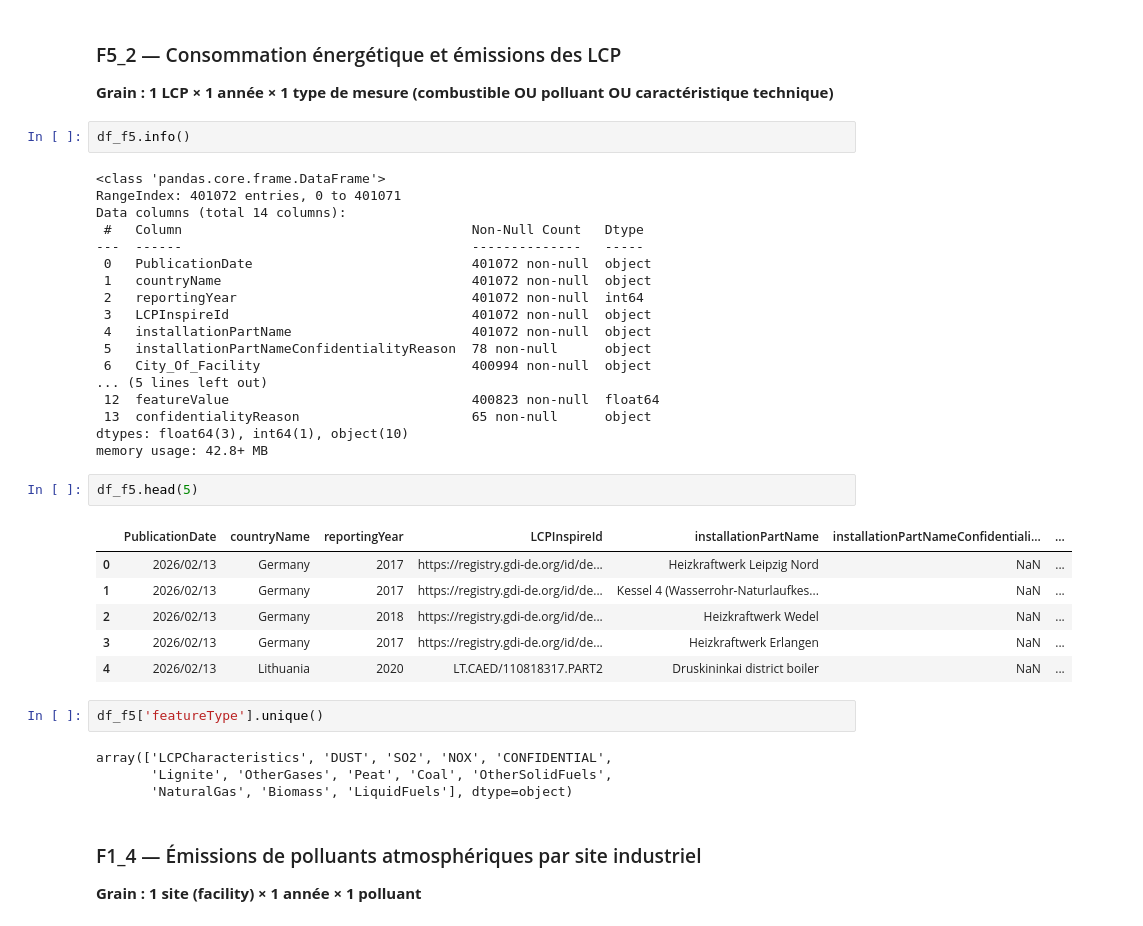
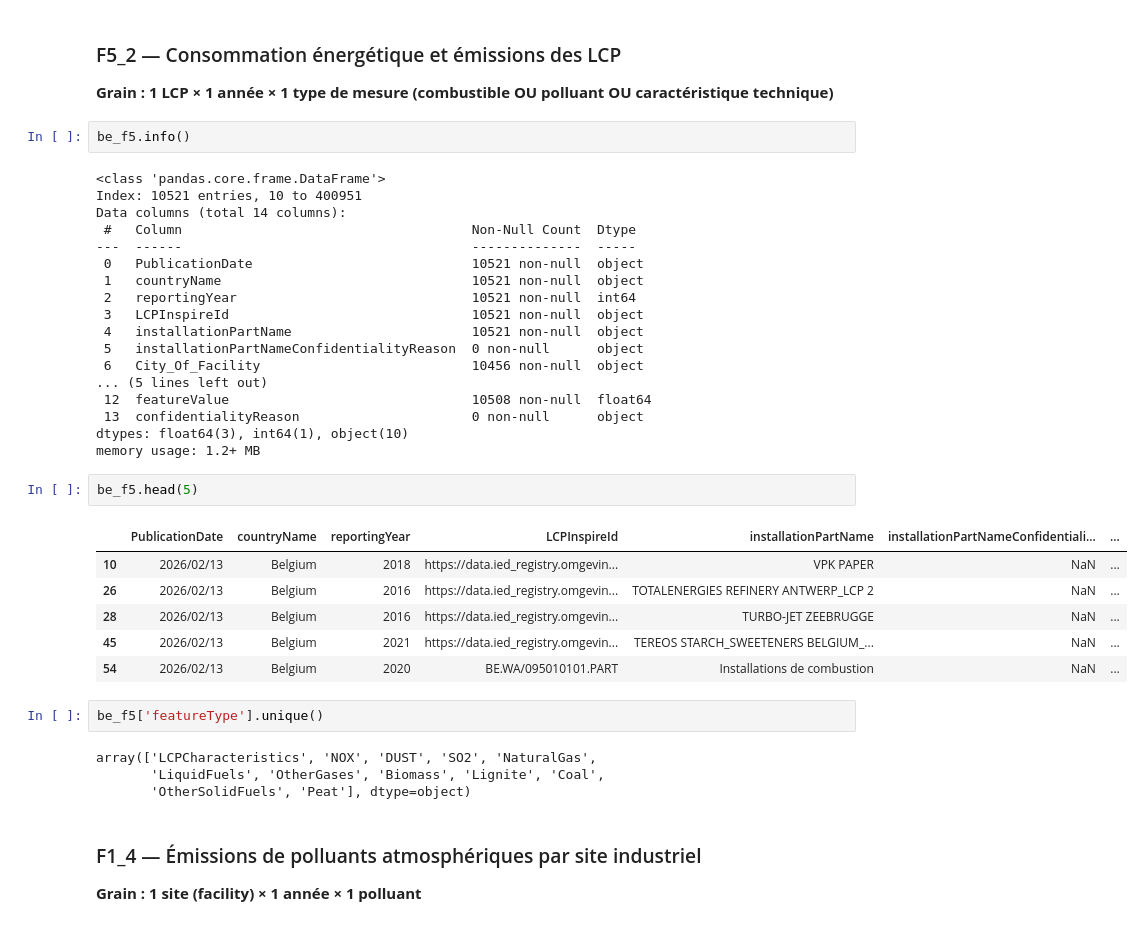
Before and after one commit to olivierpi974/belgian-environement-monitor, a Jupyter notebook: projet_final_notebook_olivierP.ipynb, the cells around one changed output. Drawn from its saved outputs; the diff is of its cells as text.

```diff
--- a/projet_final_notebook_olivierP.ipynb
+++ b/projet_final_notebook_olivierP.ipynb
@@ -126,40 +126,40 @@ de retrouver le `InstallationInspireId` parent.
 ### F5_2 — Consommation énergétique et émissions des LCP
 **Grain : 1 LCP × 1 année × 1 type de mesure (combustible OU polluant OU caractéristique technique)**
 # %%
-df_f5.info()
+be_f5.info()
 # %% [output]
 <class 'pandas.core.frame.DataFrame'>
-RangeIndex: 401072 entries, 0 to 401071
+Index: 10521 entries, 10 to 400951
 Data columns (total 14 columns):
- #   Column                                     Non-Null Count   Dtype
----  ------                                     --------------   -----
- 0   PublicationDate                            401072 non-null  object
- 1   countryName                                401072 non-null  object
- 2   reportingYear                              401072 non-null  int64
- 3   LCPInspireId                               401072 non-null  object
- 4   installationPartName                       401072 non-null  object
- 5   installationPartNameConfidentialityReason  78 non-null      object
- 6   City_Of_Facility                           400994 non-null  object
+ #   Column                                     Non-Null Count  Dtype
+---  ------                                     --------------  -----
+ 0   PublicationDate                            10521 non-null  object
+ 1   countryName                                10521 non-null  object
+ 2   reportingYear                              10521 non-null  int64
+ 3   LCPInspireId                               10521 non-null  object
+ 4   installationPartName                       10521 non-null  object
+ 5   installationPartNameConfidentialityReason  0 non-null      object
+ 6   City_Of_Facility                           10456 non-null  object
 ... (5 lines left out)
- 12  featureValue                               400823 non-null  float64
- 13  confidentialityReason                      65 non-null      object
+ 12  featureValue                               10508 non-null  float64
+ 13  confidentialityReason                      0 non-null      object
 dtypes: float64(3), int64(1), object(10)
-memory usage: 42.8+ MB
+memory usage: 1.2+ MB
 # %%
-df_f5.head(5)
+be_f5.head(5)
 # %% [output]
 |  | PublicationDate | countryName | reportingYear | LCPInspireId | installationPartName | installationPartNameConfidentiali... | ... |
-| 0 | 2026/02/13 | Germany | 2017 | https://registry.gdi-de.org/id/de... | Heizkraftwerk Leipzig Nord | NaN | ... |
-| 1 | 2026/02/13 | Germany | 2017 | https://registry.gdi-de.org/id/de... | Kessel 4 (Wasserrohr-Naturlaufkes... | NaN | ... |
-| 2 | 2026/02/13 | Germany | 2018 | https://registry.gdi-de.org/id/de... | Heizkraftwerk Wedel | NaN | ... |
-| 3 | 2026/02/13 | Germany | 2017 | https://registry.gdi-de.org/id/de... | Heizkraftwerk Erlangen | NaN | ... |
-| 4 | 2026/02/13 | Lithuania | 2020 | LT.CAED/110818317.PART2 | Druskininkai district boiler | NaN | ... |
+| 10 | 2026/02/13 | Belgium | 2018 | https://data.ied_registry.omgevin... | VPK PAPER | NaN | ... |
+| 26 | 2026/02/13 | Belgium | 2016 | https://data.ied_registry.omgevin... | TOTALENERGIES REFINERY ANTWERP_LCP 2 | NaN | ... |
+| 28 | 2026/02/13 | Belgium | 2016 | https://data.ied_registry.omgevin... | TURBO-JET ZEEBRUGGE | NaN | ... |
+| 45 | 2026/02/13 | Belgium | 2021 | https://data.ied_registry.omgevin... | TEREOS STARCH_SWEETENERS BELGIUM_... | NaN | ... |
+| 54 | 2026/02/13 | Belgium | 2020 | BE.WA/095010101.PART | Installations de combustion | NaN | ... |
 # %%
-df_f5['featureType'].unique()
+be_f5['featureType'].unique()
 # %% [output]
-array(['LCPCharacteristics', 'DUST', 'SO2', 'NOX', 'CONFIDENTIAL',
-       'Lignite', 'OtherGases', 'Peat', 'Coal', 'OtherSolidFuels',
-       'NaturalGas', 'Biomass', 'LiquidFuels'], dtype=object)
+array(['LCPCharacteristics', 'NOX', 'DUST', 'SO2', 'NaturalGas',
+       'LiquidFuels', 'OtherGases', 'Biomass', 'Lignite', 'Coal',
+       'OtherSolidFuels', 'Peat'], dtype=object)
 # %% [markdown]
 ### F1_4 — Émissions de polluants atmosphériques par site industriel
 **Grain : 1 site (facility) × 1 année × 1 polluant**
```
Also changed, not shown: parts of 5 cells of this notebook, 4 other files.
